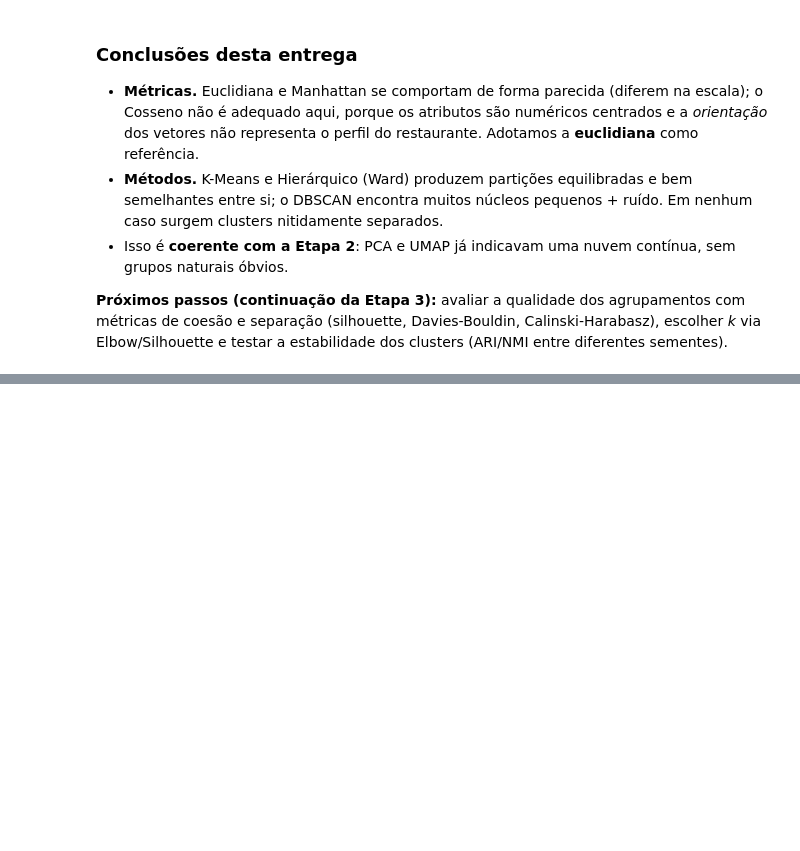
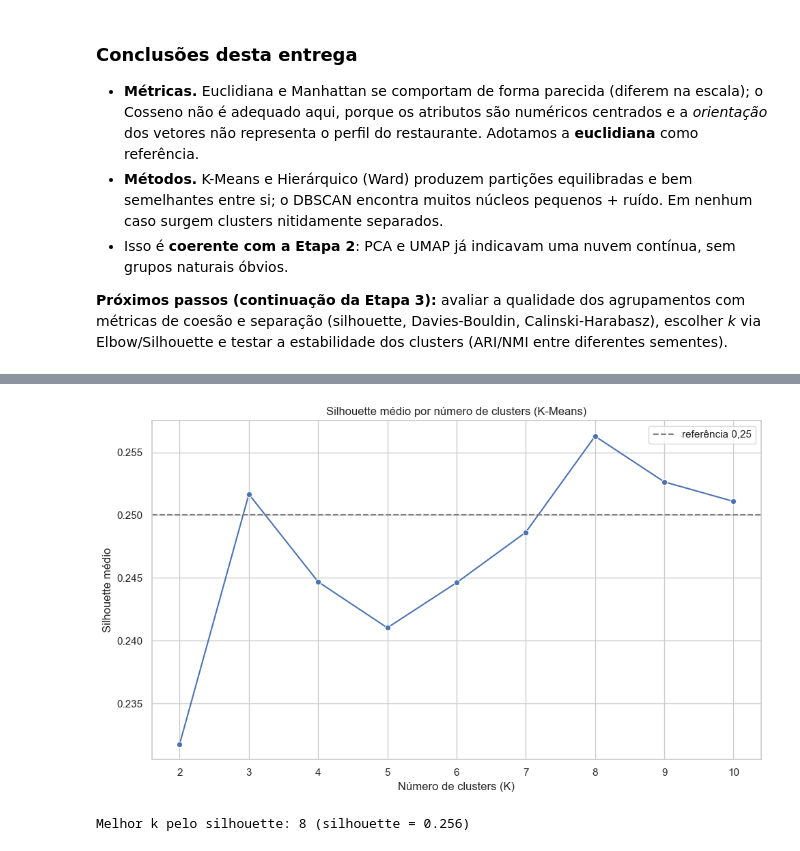
Before and after one commit to Tassara7/cd2-trabalho, a Jupyter notebook: notebooks/agrupamento.ipynb, the cells around one changed output, grey strips where cells are left out. Drawn from its saved outputs; the diff is of its cells as text; code cells hidden in the pictures; blank space fills up the shorter version.

```diff
--- a/notebooks/agrupamento.ipynb
+++ b/notebooks/agrupamento.ipynb
@@ -387,0 +411,24 @@ plt.show()
+# %%
+# Silhouette médio do K-Means para k de 2 a 10
+ks = list(range(2, 11))
+sil_por_k = []
+for k in ks:
+    lab = KMeans(n_clusters=k, random_state=SEED, n_init=10).fit_predict(X_s)
+    sil_por_k.append(silhouette_score(X_s, lab))
+
+plt.figure(figsize=(10, 6))
+sns.lineplot(x=ks, y=sil_por_k, marker='o')
+plt.axhline(0.25, ls='--', color='gray', label='referência 0,25')
+plt.title('Silhouette médio por número de clusters (K-Means)')
+plt.xlabel('Número de clusters (K)')
+plt.ylabel('Silhouette médio')
+plt.xticks(ks)
+plt.legend()
+plt.tight_layout()
+plt.show()
+
+k_melhor = ks[int(np.argmax(sil_por_k))]
+print(f"Melhor k pelo silhouette: {k_melhor} (silhouette = {max(sil_por_k):.3f})")
+# %% [output]
+[figure, added]
+Melhor k pelo silhouette: 8 (silhouette = 0.256)
```
Also changed, not shown: parts of 27 cells of this notebook.
